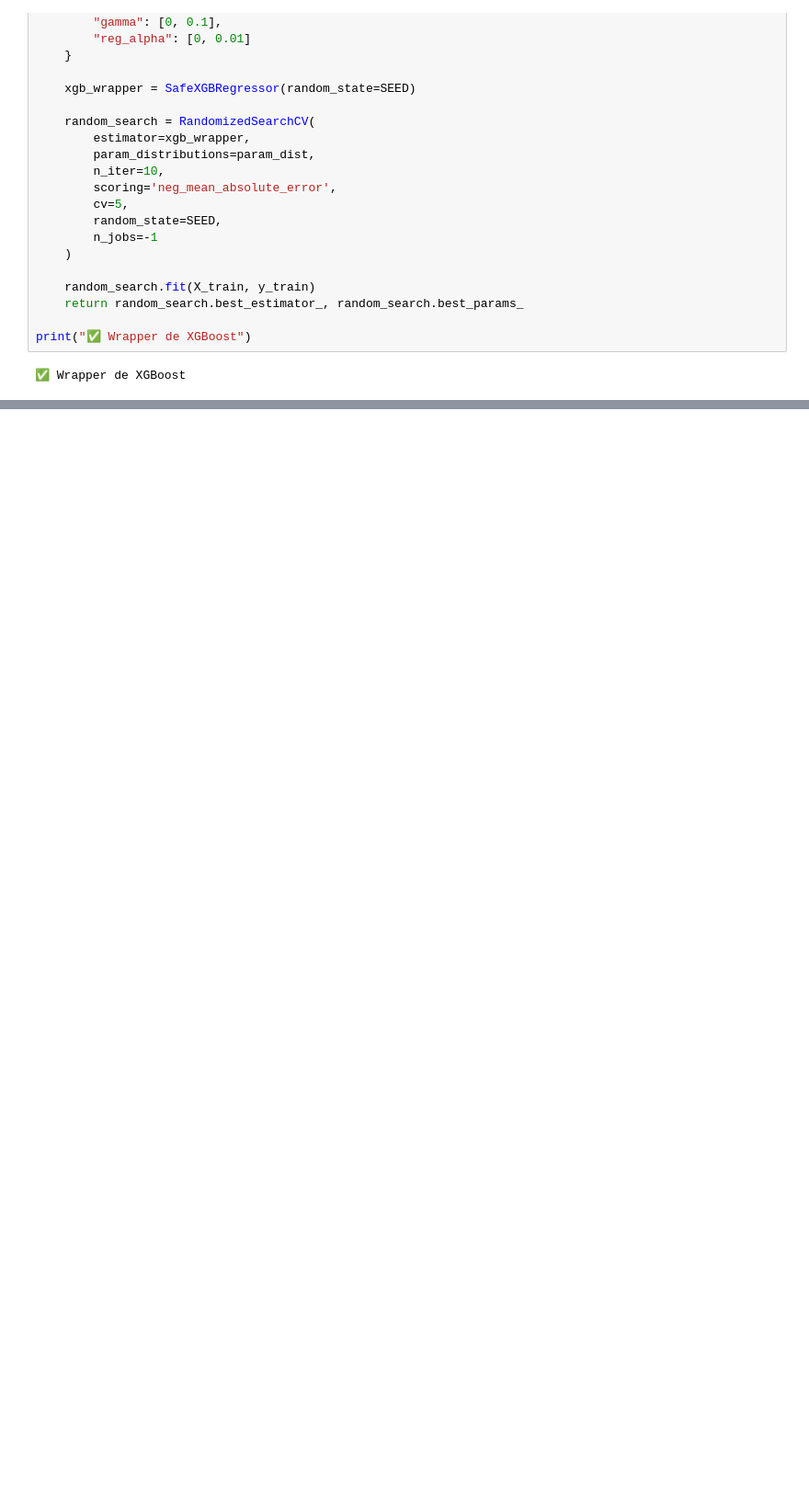
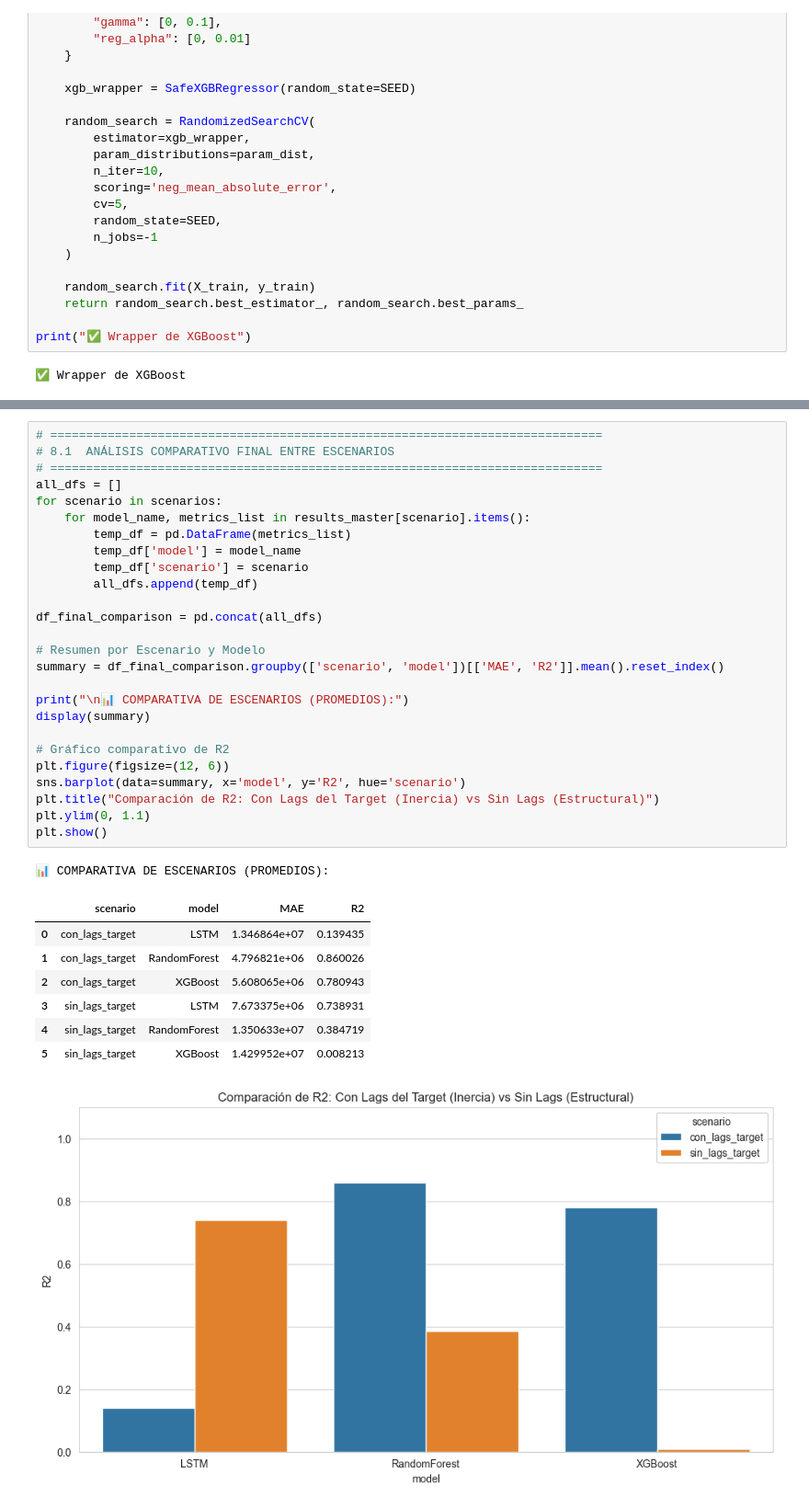
Before and after one commit to rortizgeo/Maestria_CD_Proyecto-Aplicado, a Jupyter notebook: 3_PA_Workflow_Paneldata_Hybrid.ipynb, the cells around one changed output, grey strips where cells are left out. Shown at 92% size. Saved outputs shown, nothing was run; the diff lists cells and outputs as text; blank space fills up the shorter version.

```diff
--- a/3_PA_Workflow_Paneldata_Hybrid.ipynb
+++ b/3_PA_Workflow_Paneldata_Hybrid.ipynb
@@ -1209,0 +986,36 @@ display(df_comparative.style.format(format_dict).background_gradient(subset=['Ga
+# %%
+# =============================================================================
+# 8.1  ANÁLISIS COMPARATIVO FINAL ENTRE ESCENARIOS
+# =============================================================================
+all_dfs = []
+for scenario in scenarios:
+    for model_name, metrics_list in results_master[scenario].items():
+        temp_df = pd.DataFrame(metrics_list)
+        temp_df['model'] = model_name
+        temp_df['scenario'] = scenario
+        all_dfs.append(temp_df)
+
+df_final_comparison = pd.concat(all_dfs)
+
+# Resumen por Escenario y Modelo
+summary = df_final_comparison.groupby(['scenario', 'model'])[['MAE', 'R2']].mean().reset_index()
+
+print("\n📊 COMPARATIVA DE ESCENARIOS (PROMEDIOS):")
+display(summary)
+
+# Gráfico comparativo de R2
+plt.figure(figsize=(12, 6))
+sns.barplot(data=summary, x='model', y='R2', hue='scenario')
+plt.title("Comparación de R2: Con Lags del Target (Inercia) vs Sin Lags (Estructural)")
+plt.ylim(0, 1.1)
+plt.show()
+# %% [output]
+📊 COMPARATIVA DE ESCENARIOS (PROMEDIOS):
+|  | scenario | model | MAE | R2 |
+| 0 | con_lags_target | LSTM | 1.346864e+07 | 0.139435 |
+| 1 | con_lags_target | RandomForest | 4.796821e+06 | 0.860026 |
+| 2 | con_lags_target | XGBoost | 5.608065e+06 | 0.780943 |
+| 3 | sin_lags_target | LSTM | 7.673375e+06 | 0.738931 |
+| 4 | sin_lags_target | RandomForest | 1.350633e+07 | 0.384719 |
+| 5 | sin_lags_target | XGBoost | 1.429952e+07 | 0.008213 |
+[figure, added]
```
Also changed, not shown: parts of 15 cells of this notebook, 1 other file.
